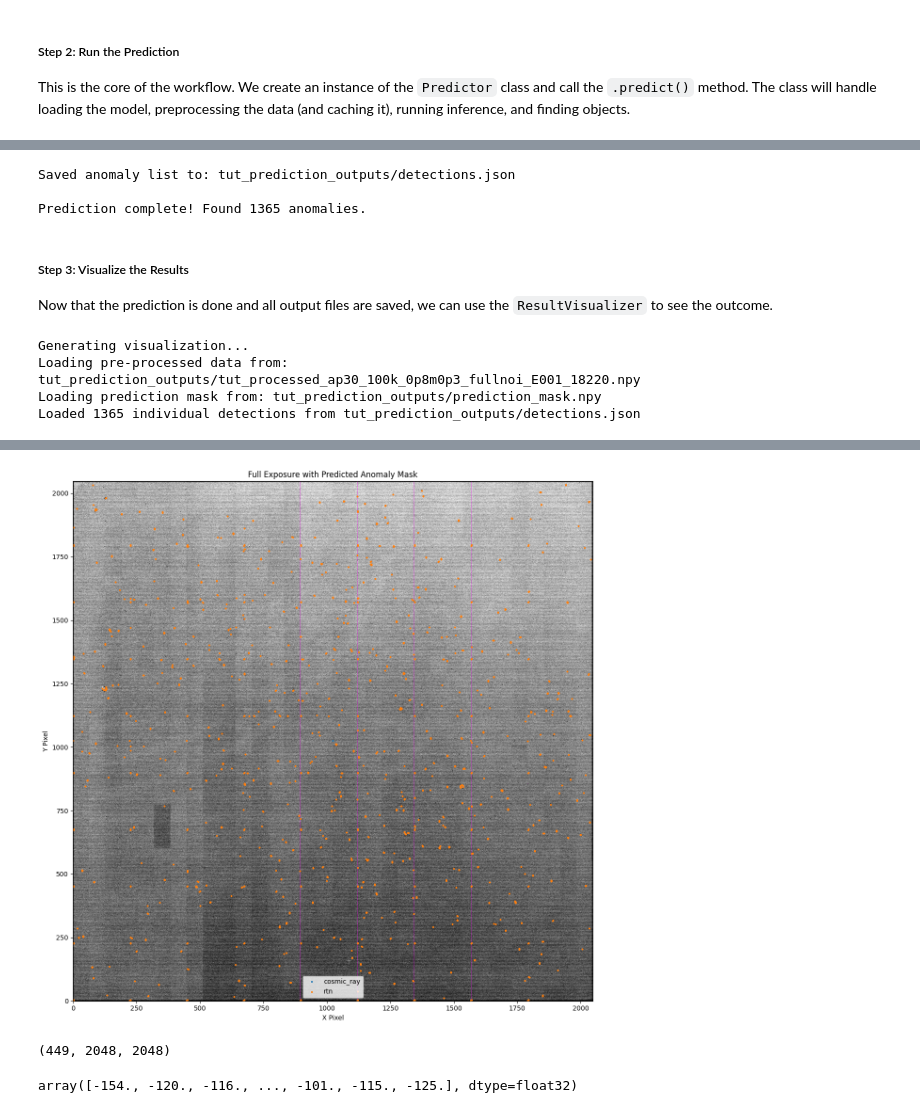
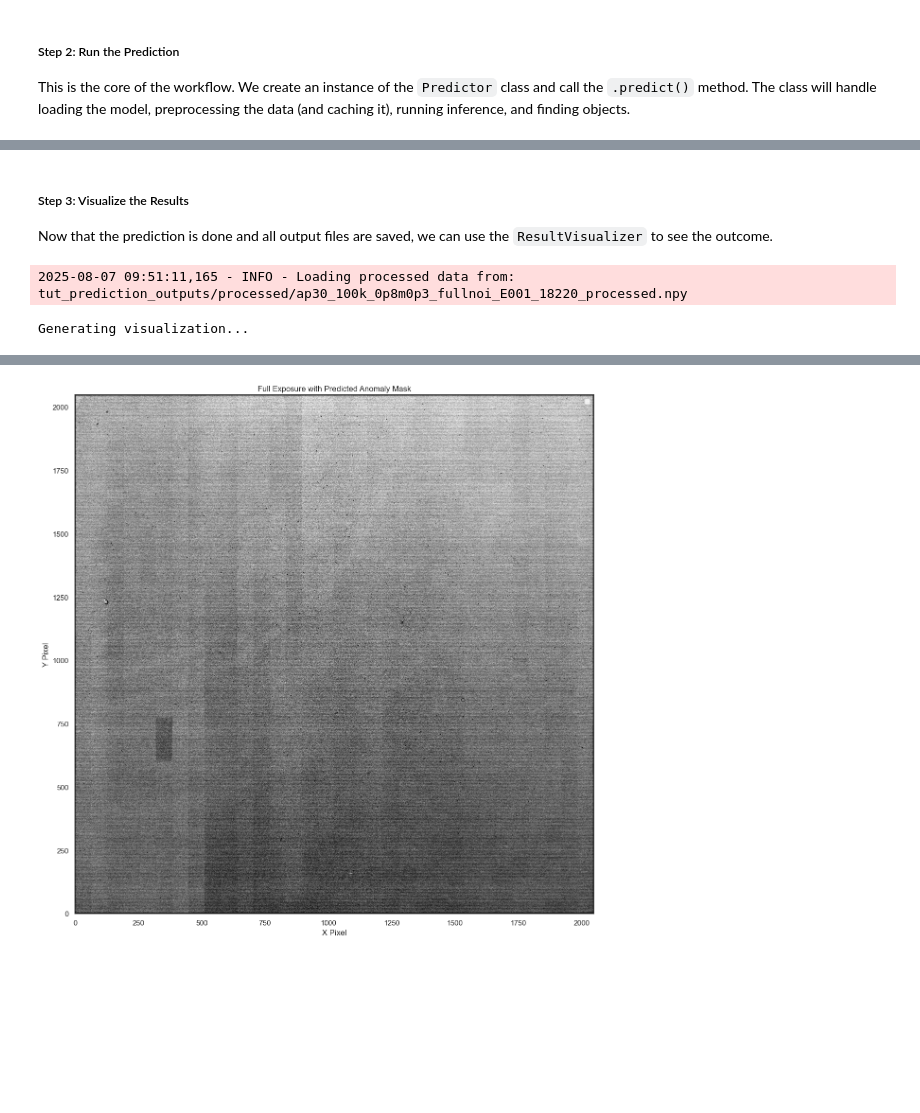
Before and after one commit to bellalongo/ohana, a Jupyter notebook: docs/tutorial.ipynb, the cells around one changed output, grey strips where cells are left out. Drawn from its saved outputs; the diff is of its cells as text; code cells hidden in the pictures; blank space fills up the shorter version.

```diff
--- a/docs/tutorial.ipynb
+++ b/docs/tutorial.ipynb
@@ -50,7 +56,7 @@ CONFIG_PATH = "../configs/creator_config.yaml"
 EXPOSURE_PATH = "/Volumes/jwst/ilongo/raw_data/18220_Euclid_SCA/ap30_100k_0p8m0p3_fullnoi_E001_18220.fits"
 
 # Path to where the processed exposure is saved to (MUST BE .NPY)
-PROCESSED_EXPOSURE_FILE = 'tut_processed_ap30_100k_0p8m0p3_fullnoi_E001_18220.npy'
+PROCESSED_EXPOSURE_FILE = 'processed/ap30_100k_0p8m0p3_fullnoi_E001_18220_processed.npy'
 
 # Directory where model predictions will be stored
 OUTPUT_DIR = "tut_prediction_outputs"
@@ -112,13 +110,11 @@ Saved prediction mask to: tut_prediction_outputs/prediction_mask.npy
 # %%
-with open(DETECTIONS_PATH, 'w') as f:
-    json.dump(anomalies, f, indent=4)
-    print(f"Saved anomaly list to: {DETECTIONS_PATH}")
+def to_builtin(o):
+    if isinstance(o, np.generic):     # catches int64, float64, bool_ …
+        return o.item()               # converts to regular int/float/bool
+    raise TypeError(f"{type(o)} is not JSON serializable")
 
-print(f"\nPrediction complete! Found {len(anomalies)} anomalies.")
+with open(DETECTIONS_PATH, "w") as f:
+    json.dump(anomalies, f, indent=4, default=to_builtin)
-# %% [output]
-Saved anomaly list to: tut_prediction_outputs/detections.json
-
-Prediction complete! Found 1365 anomalies.
 # %% [markdown]
 ##### Step 3: Visualize the Results
 
@@ -128,8 +124,7 @@ print("Generating visualization...")
 
 # Initialize the visualizer with the paths to our saved results
 visualizer = ResultVisualizer(
-    processed_data_path=PROCESSED_DATA_PATH,
-    prediction_mask_path=MASK_PATH
+    processed_data_path=PROCESSED_DATA_PATH
 )
 
 # Load the list of detected anomalies
@@ -138,7 +133,5 @@ visualizer.load_detection_list(results_path=DETECTIONS_PATH)
 # Generate and display the plot
 visualizer.plot_full_mask_overlay()
 # %% [output]
-Generating visualization...
-Loading pre-processed data from: tut_prediction_outputs/tut_processed_ap30_100k_0p8m0p3_fullnoi_E001_18220.npy
-Loading prediction mask from: tut_prediction_outputs/prediction_mask.npy
-Loaded 1365 individual detections from tut_prediction_outputs/detections.json
+2025-08-07 09:51:11,165 - INFO - Loading processed data from: tut_prediction_outputs/processed/ap30_100k_0p8m0p3_fullnoi_E001_18220_processed.npy
+Generating visualization...
@@ -145 +141 @@ Loaded 1365 individual detections from tut_prediction_outputs/detections.json
-[figure, old version]
+[figure, new version]
@@ -149,9 +141,0 @@ import seaborn as sns
-# %%
-diff_data_cube = np.load(PROCESSED_DATA_PATH)
-diff_data_cube.shape
-# %% [output]
-(449, 2048, 2048)
-# %%
-diff_data_cube[0][0]
-# %% [output]
-array([-154., -120., -116., ..., -101., -115., -125.], dtype=float32)
```
Also changed, not shown: parts of 11 cells of this notebook, 17 other files.
